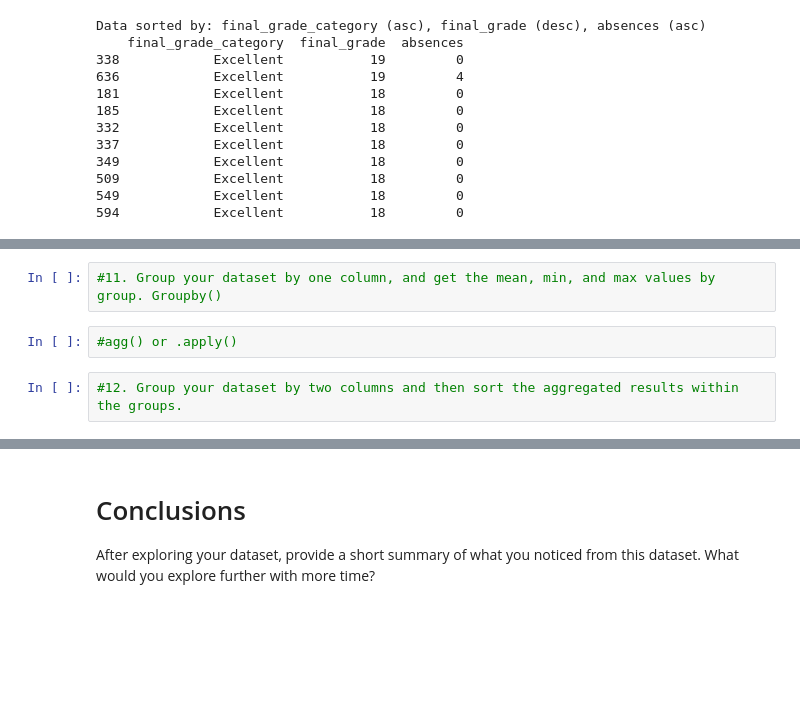
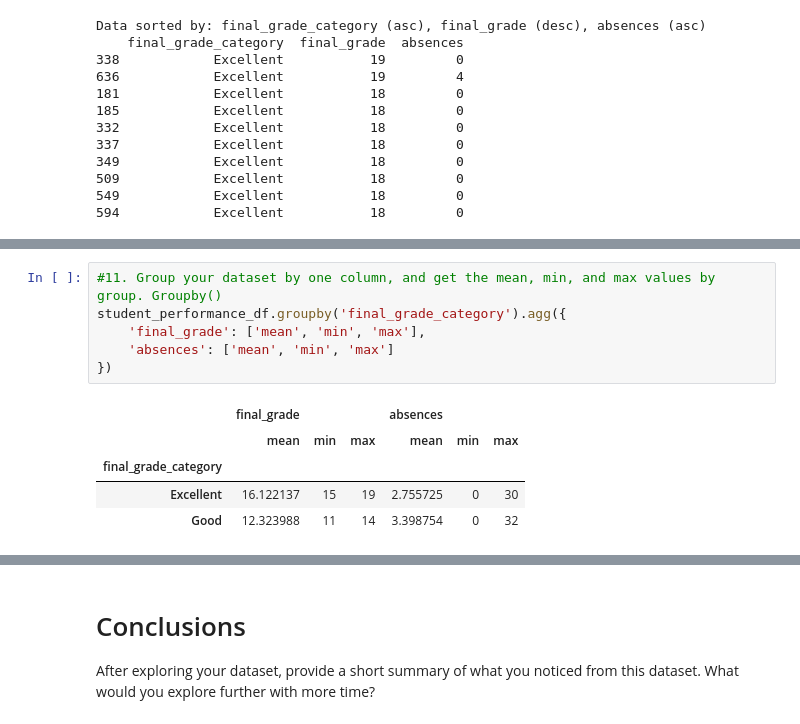
Before and after one commit to mehreengillani/Data602, a Jupyter notebook: 07_assignment.ipynb, the cells around one changed output, grey strips where cells are left out. Saved outputs shown, nothing was run; the diff lists cells and outputs as text; blank space fills up the shorter version.

```diff
--- a/07_assignment.ipynb
+++ b/07_assignment.ipynb
@@ -521,6 +571,12 @@ All string columns converted to uppercase
 # %%
 #11. Group your dataset by one column, and get the mean, min, and max values by group. Groupby()
+student_performance_df.groupby('final_grade_category').agg({
+    'final_grade': ['mean', 'min', 'max'],
+    'absences': ['mean', 'min', 'max']
+})
+# %% [output]
+|  | final_grade |  |  | absences |  |  |
+|  | mean | min | max | mean | min | max |
+| final_grade_category |  |  |  |  |  |  |
+| Excellent | 16.122137 | 15 | 19 | 2.755725 | 0 | 30 |
+| Good | 12.323988 | 11 | 14 | 3.398754 | 0 | 32 |
-# %%
-#agg() or .apply()
-# %%
-#12. Group your dataset by two columns and then sort the aggregated results within the groups.
```
Also changed, not shown: parts of 19 cells of this notebook.
